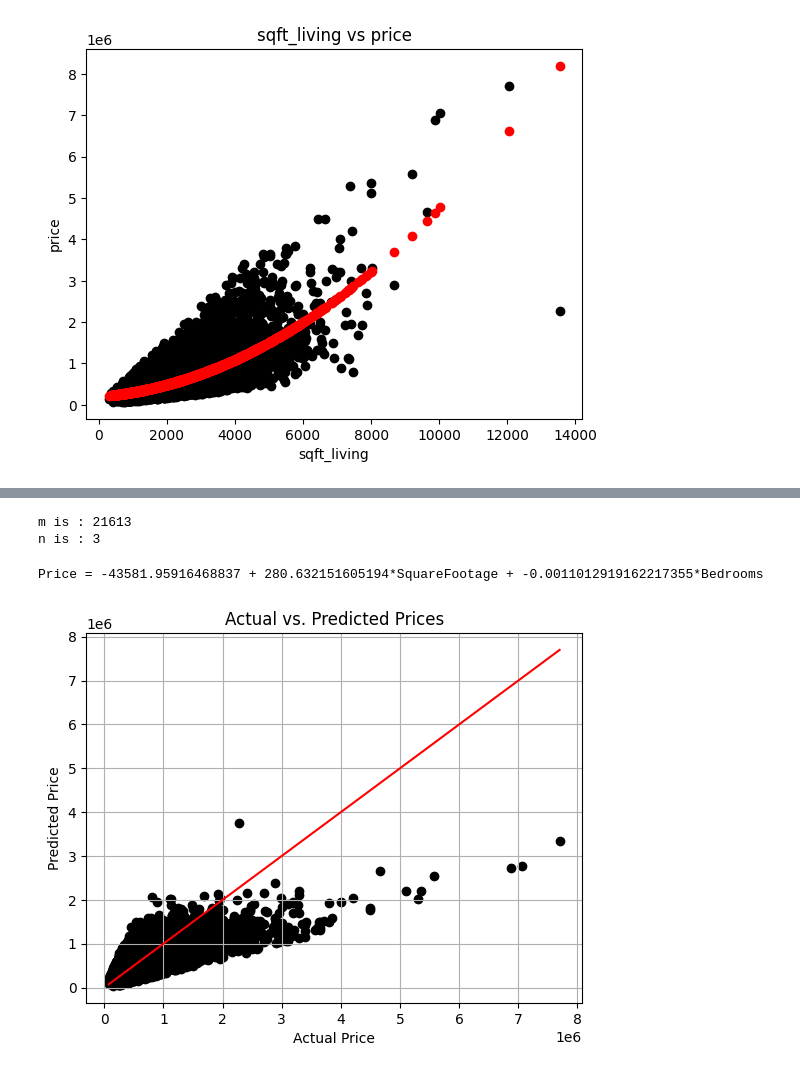
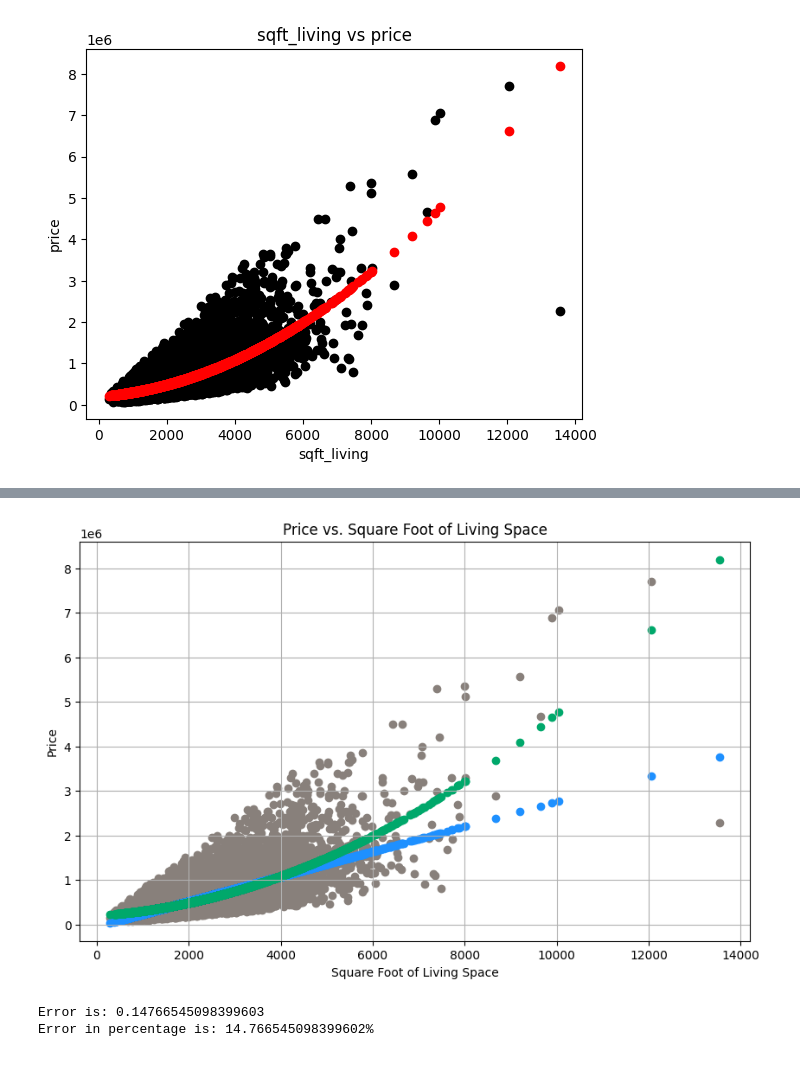
Before and after one commit to AbdulrhmanKhormi/math-project, a Jupyter notebook: main.ipynb, the cells around one changed output, grey strips where cells are left out. Saved outputs shown, nothing was run; the diff lists cells and outputs as text; code cells hidden in the pictures.

Commit message:
using t t_squared to find second polonymial

```diff
--- a/main.ipynb
+++ b/main.ipynb
@@ -261,5 +228,5 @@ n is : 3
 # %%
 # Solve for the polynomial coefficients
-coefficients = backward_substitution(R, b_vec)
-print(coefficients)
+coefficients_2 = backward_substitution(R, b)
+print(coefficients_2)
 # %% [output]
@@ -267,7 +234,7 @@ print(coefficients)
 # %%
 # Update the polynomial function
-def polynomial(x, z, coeffs):
-    # This assumes coeffs is [beta_0, beta_1 (for sqft_living), beta_2 (for sqft_lot)]
+def polynomial_2(x, z, coeffs):
+    # This assumes coeffs is [beta_0, beta_1 (for sqft_living), beta_2 (for sqft_living^2)]
     return coeffs[0] + coeffs[1]*x + coeffs[2]*z
 # %%
 # Update the string representation of the polynomial
@@ -320,38 +245,24 @@ A = np.column_stack((np.ones(bedrooms.shape[0]), sqft_living, sqft_lot))
-# %%
-# Perform the decomposition
-Q, R = householderQR(A)
-# set R small values to zero
-R[np.abs(R) < 1e-10] = 0
-# %% [output]
-m is : 21613
-n is : 3
-# %%
-# Solve for the polynomial coefficients
-coefficients = optimized_backward_substitution(R, b_vec)
-print(coefficients)
-# %%
-# Update the polynomial function
-def polynomial(x, z, coeffs):
-    # This assumes coeffs is [beta_0, beta_1 (for sqft_living), beta_2 (for sqft_lot)]
-    return coeffs[0] + coeffs[1]*x + coeffs[2]*z
-# %%
-# Update the string representation of the polynomial
-polynomial_str = f'Price = {coefficients[0]} + {coefficients[1]}*SquareFootage + {coefficients[2]}*Bedrooms'
-print(polynomial_str)
-# %% [output]
-Price = -43581.95916468837 + 280.632151605194*SquareFootage + -0.0011012919162217355*Bedrooms
-# %%
-# Plot the data and the polynomial fit
-# For a multiple regression model, you cannot simply plot the line as before since it's now in higher dimensions
-# Instead, you can plot the actual vs. predicted prices
-predicted_prices = polynomial(sqft_living, bedrooms, coefficients)
-
-plt.scatter(price, predicted_prices,c='black', marker='o')
-plt.plot([price.min(), price.max()], [price.min(), price.max()], 'r')  # Line for perfect predictions
-plt.title("Actual vs. Predicted Prices")
-plt.xlabel("Actual Price")
-plt.ylabel("Predicted Price")
-plt.grid(True)
-plt.show()
-# %% [output]
-[figure, removed]
+# %%
+plt.figure(figsize=(10, 6))
+plt.scatter(sqft_living, price, color='#88807B', linewidth=1)
+plt.scatter(sqft_living, polynomial(sqft_living, coefficients), color='dodgerblue', linewidth=1)
+plt.scatter(t, np.dot(A_2, coefficients_2), color='#00A86B', linewidth=1, label='2nd order')
+plt.title("Price vs. Square Foot of Living Space")
+plt.xlabel("Square Foot of Living Space")
+plt.ylabel("Price")
+plt.grid(True)
+plt.show()
+# %% [output]
+[figure, added]
+# %%
+# find the error for second order polynomial
+def error(y, y_hat):
+    return np.linalg.norm(y - y_hat)**2 / np.linalg.norm(y)**2
+
+error = error(price, polynomial_2(sqft_living, t_squared, coefficients_2))
+print(f"Error is: {error}")
+# present the error in percentage
+print(f"Error in percentage is: {error * 100}%")
+# %% [output]
+Error is: 0.14766545098399603
+Error in percentage is: 14.766545098399602%
```
Also changed, not shown: parts of 21 cells of this notebook, 4 other files.
